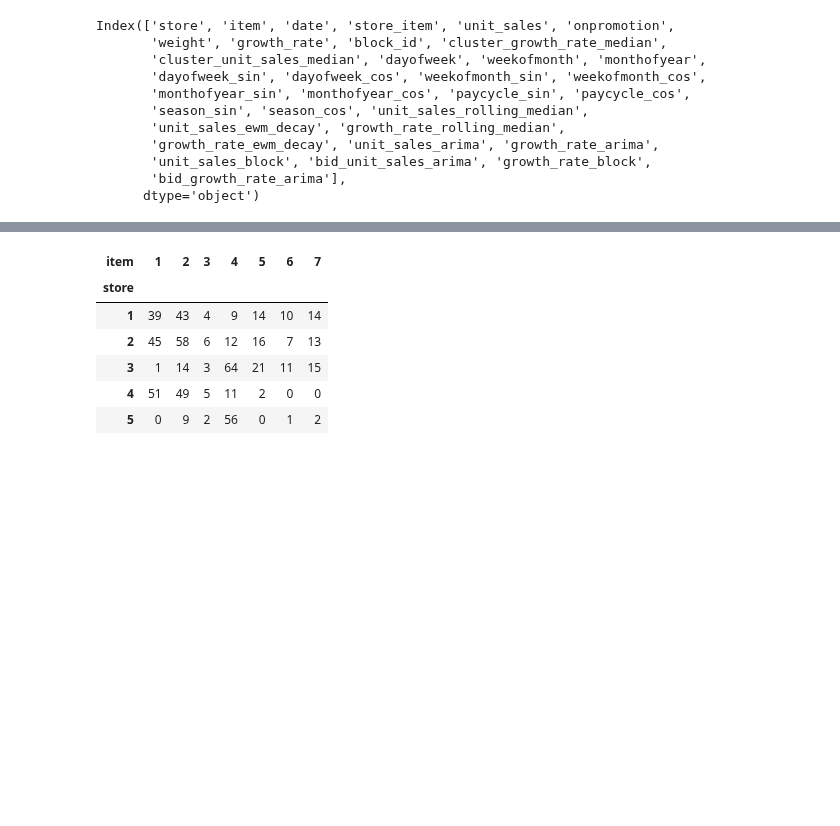
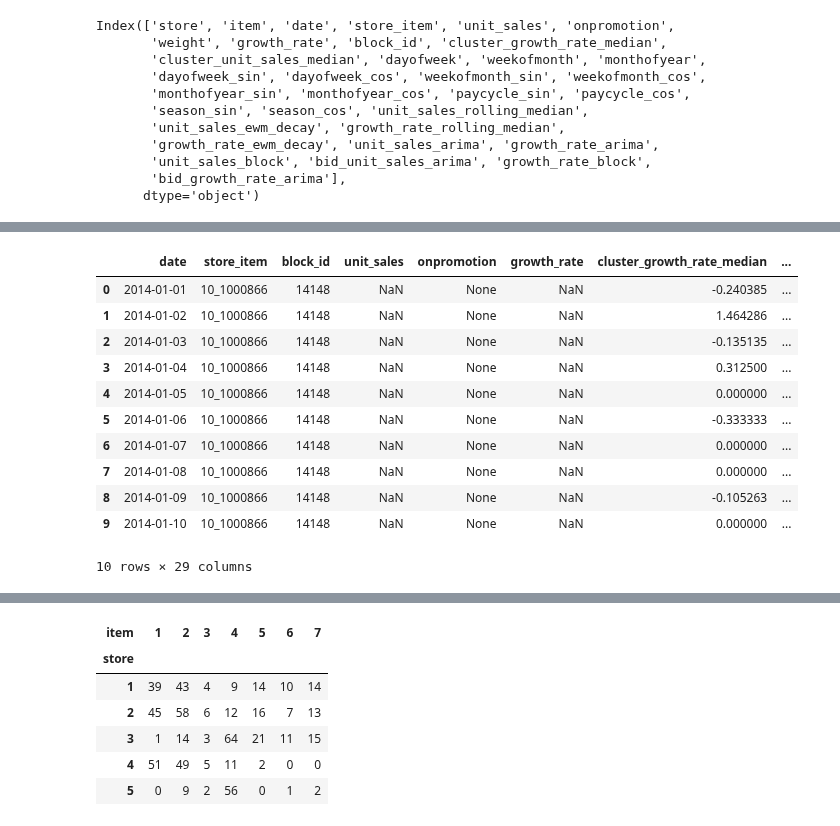
Before and after one commit to ygrepo/kaggle_favorita_grocery_sales_forecasting, a Jupyter notebook: notebook/analysis.ipynb, the cells around one changed output, grey strips where cells are left out. Saved outputs shown, nothing was run; the diff lists cells and outputs as text; code cells hidden in the pictures; blank space fills up the shorter version.

```diff
--- a/notebook/analysis.ipynb
+++ b/notebook/analysis.ipynb
@@ -329,0 +385,2 @@ df['y'] = df['growth_rate'].shift(-1)
+# %%
+df2 = sort_df(df)
@@ -329,0 +389,15 @@ df['y'] = df['growth_rate'].shift(-1)
+# %%
+df2.head(10)
+# %% [output]
+|  | date | store_item | block_id | unit_sales | onpromotion | growth_rate | cluster_growth_rate_median | ... |
+| 0 | 2014-01-01 | 10_1000866 | 14148 | NaN | None | NaN | -0.240385 | ... |
+| 1 | 2014-01-02 | 10_1000866 | 14148 | NaN | None | NaN | 1.464286 | ... |
+| 2 | 2014-01-03 | 10_1000866 | 14148 | NaN | None | NaN | -0.135135 | ... |
+| 3 | 2014-01-04 | 10_1000866 | 14148 | NaN | None | NaN | 0.312500 | ... |
+| 4 | 2014-01-05 | 10_1000866 | 14148 | NaN | None | NaN | 0.000000 | ... |
+| 5 | 2014-01-06 | 10_1000866 | 14148 | NaN | None | NaN | -0.333333 | ... |
+| 6 | 2014-01-07 | 10_1000866 | 14148 | NaN | None | NaN | 0.000000 | ... |
+| 7 | 2014-01-08 | 10_1000866 | 14148 | NaN | None | NaN | 0.000000 | ... |
+| 8 | 2014-01-09 | 10_1000866 | 14148 | NaN | None | NaN | -0.105263 | ... |
+| 9 | 2014-01-10 | 10_1000866 | 14148 | NaN | None | NaN | 0.000000 | ... |
+10 rows × 29 columns
```
Also changed, not shown: parts of 10 cells of this notebook, 4 other files.
